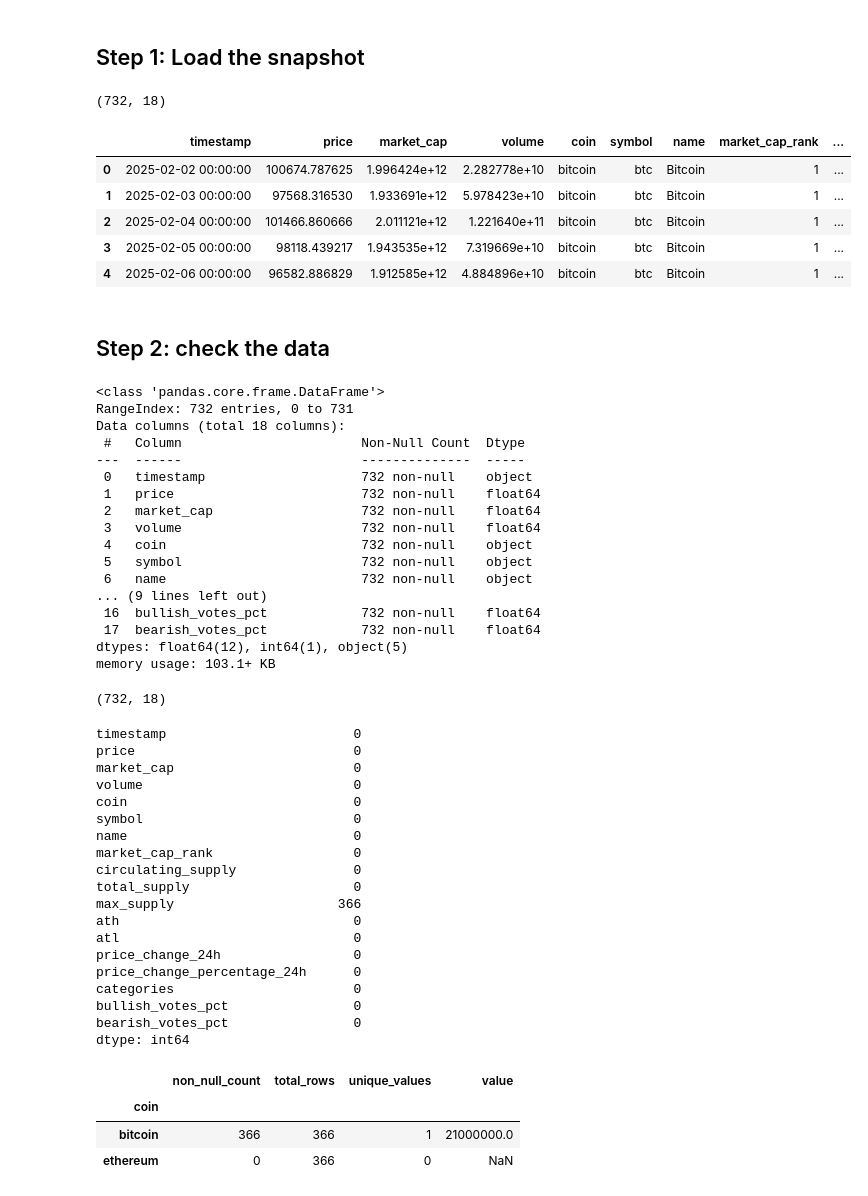
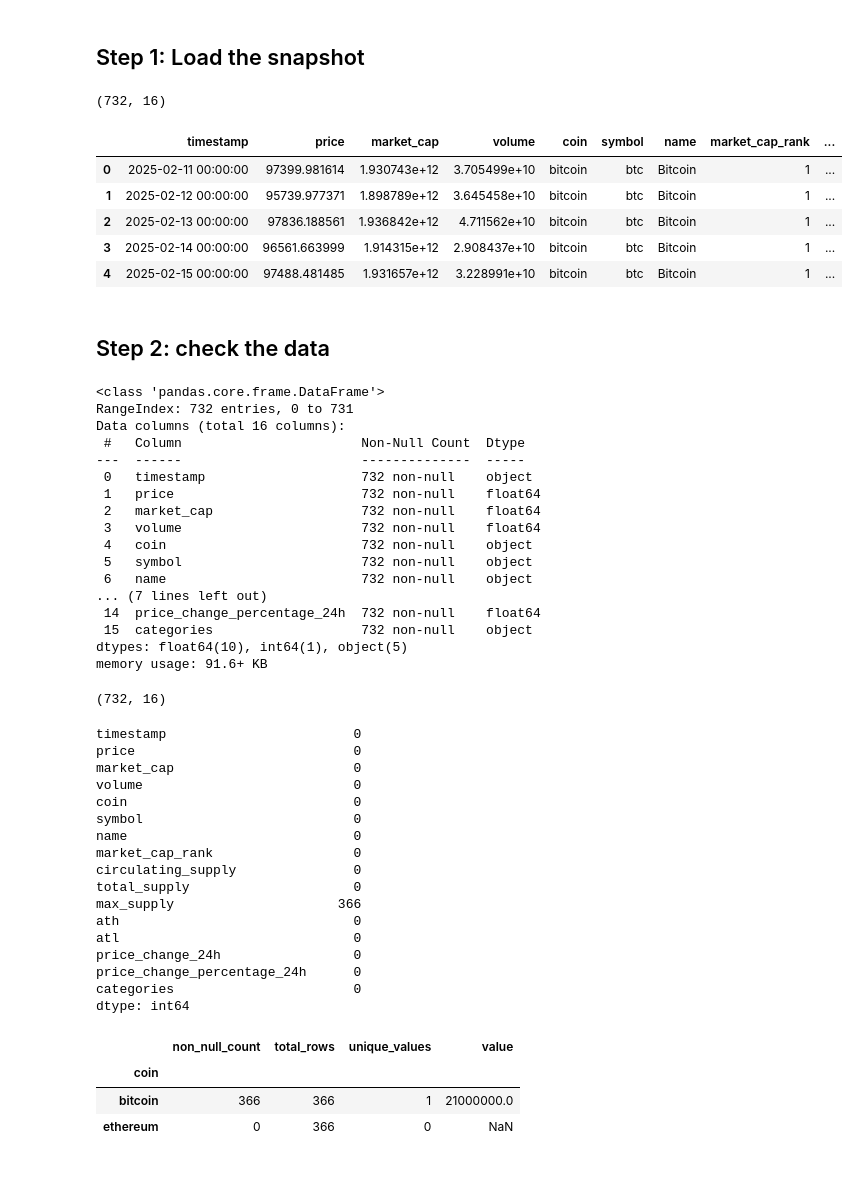
Before and after one commit to tlilimaryem7-cloud/AI-powered-cryptocurrency-market-analysis-and-decision-support-system, a Jupyter notebook: notebooks/02_eda.ipynb, the cells around one changed output. Saved outputs shown, nothing was run; the diff lists cells and outputs as text; code cells hidden in the pictures.

```diff
--- a/notebooks/02_eda.ipynb
+++ b/notebooks/02_eda.ipynb
@@ -3,20 +3,20 @@
 # %%
 import pandas as pd
 
 # Load your combined CSV
-df = pd.read_csv("../data/raw/crypto_market_snapshot_2026-02-01.csv")
+df = pd.read_csv(r"C:\Users\tlili\OneDrive\Bureau\Bootcamp\final\AI-powered-cryptocurrency-market-analysis-and-decision-support-system\data\raw\crypto_market_snapshot_2026-02-10.csv")
 
 # Quick view
 print(df.shape)
 df.head()
 # %% [output]
-(732, 18)
+(732, 16)
 |  | timestamp | price | market_cap | volume | coin | symbol | name | market_cap_rank | ... |
-| 0 | 2025-02-02 00:00:00 | 100674.787625 | 1.996424e+12 | 2.282778e+10 | bitcoin | btc | Bitcoin | 1 | ... |
-| 1 | 2025-02-03 00:00:00 | 97568.316530 | 1.933691e+12 | 5.978423e+10 | bitcoin | btc | Bitcoin | 1 | ... |
-| 2 | 2025-02-04 00:00:00 | 101466.860666 | 2.011121e+12 | 1.221640e+11 | bitcoin | btc | Bitcoin | 1 | ... |
-| 3 | 2025-02-05 00:00:00 | 98118.439217 | 1.943535e+12 | 7.319669e+10 | bitcoin | btc | Bitcoin | 1 | ... |
-| 4 | 2025-02-06 00:00:00 | 96582.886829 | 1.912585e+12 | 4.884896e+10 | bitcoin | btc | Bitcoin | 1 | ... |
+| 0 | 2025-02-11 00:00:00 | 97399.981614 | 1.930743e+12 | 3.705499e+10 | bitcoin | btc | Bitcoin | 1 | ... |
+| 1 | 2025-02-12 00:00:00 | 95739.977371 | 1.898789e+12 | 3.645458e+10 | bitcoin | btc | Bitcoin | 1 | ... |
+| 2 | 2025-02-13 00:00:00 | 97836.188561 | 1.936842e+12 | 4.711562e+10 | bitcoin | btc | Bitcoin | 1 | ... |
+| 3 | 2025-02-14 00:00:00 | 96561.663999 | 1.914315e+12 | 2.908437e+10 | bitcoin | btc | Bitcoin | 1 | ... |
+| 4 | 2025-02-15 00:00:00 | 97488.481485 | 1.931657e+12 | 3.228991e+10 | bitcoin | btc | Bitcoin | 1 | ... |
 # %% [markdown]
 ## Step 2: check the data
 # %%
@@ -24,7 +24,7 @@ df.info()
 # %% [output]
 <class 'pandas.core.frame.DataFrame'>
 RangeIndex: 732 entries, 0 to 731
-Data columns (total 18 columns):
+Data columns (total 16 columns):
  #   Column                       Non-Null Count  Dtype
 ---  ------                       --------------  -----
  0   timestamp                    732 non-null    object
@@ -34,15 +34,15 @@ Data columns (total 18 columns):
  4   coin                         732 non-null    object
  5   symbol                       732 non-null    object
  6   name                         732 non-null    object
-... (9 lines left out)
- 16  bullish_votes_pct            732 non-null    float64
- 17  bearish_votes_pct            732 non-null    float64
-dtypes: float64(12), int64(1), object(5)
-memory usage: 103.1+ KB
+... (7 lines left out)
+ 14  price_change_percentage_24h  732 non-null    float64
+ 15  categories                   732 non-null    object
+dtypes: float64(10), int64(1), object(5)
+memory usage: 91.6+ KB
 # %%
 df.shape
 # %% [output]
-(732, 18)
+(732, 16)
 # %%
 #check the missing values
 (df.isnull().sum())
@@ -63,8 +63,6 @@ atl                              0
 price_change_24h                 0
 price_change_percentage_24h      0
 categories                       0
-bullish_votes_pct                0
-bearish_votes_pct                0
 dtype: int64
 # %%
 df.groupby("coin")["max_supply"].agg(
```
Also changed, not shown: parts of 45 cells of this notebook, 4 other files.
